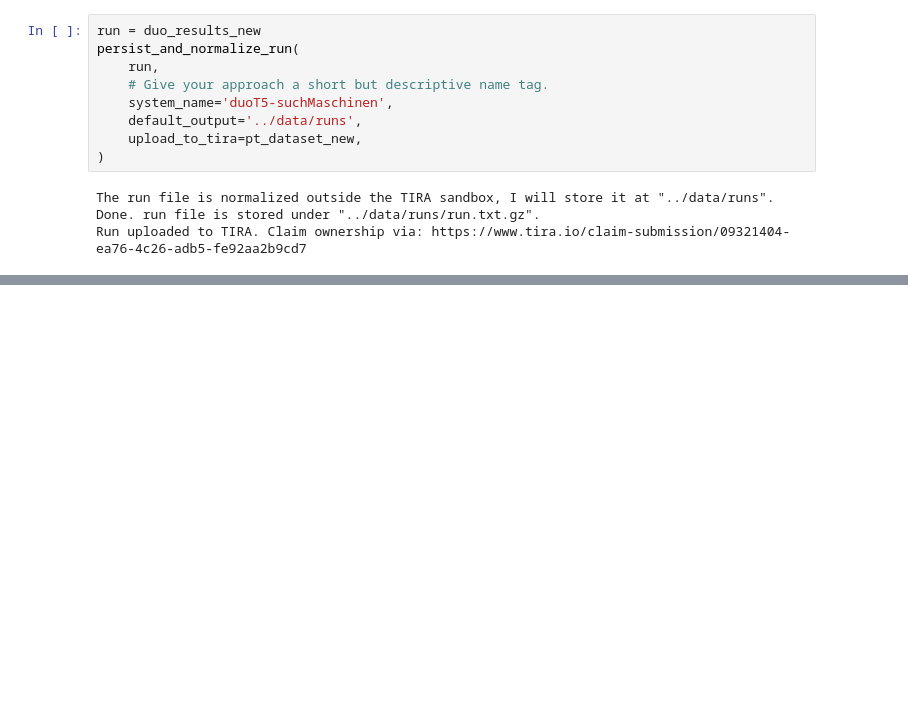
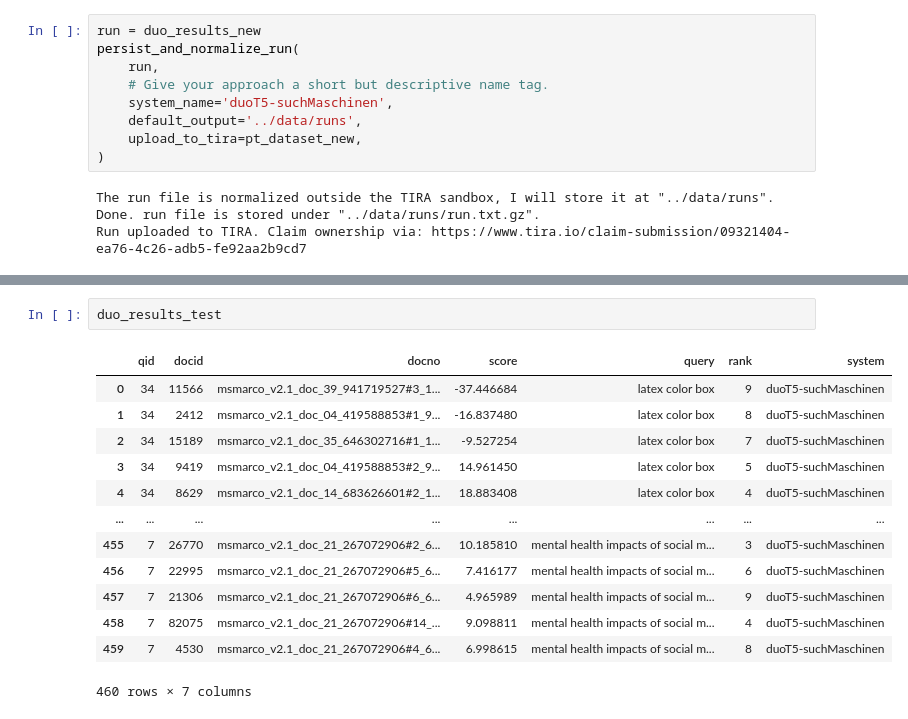
Before and after one commit to 01ill/ir_suchMaschinen, a Jupyter notebook: baseline-retrieval-system/baseline-retrieval-system.ipynb, the cells around one changed output, grey strips where cells are left out. Drawn from its saved outputs; the diff is of its cells as text; blank space fills up the shorter version.

```diff
--- a/baseline-retrieval-system/baseline-retrieval-system.ipynb
+++ b/baseline-retrieval-system/baseline-retrieval-system.ipynb
@@ -328,0 +355,16 @@ Run uploaded to TIRA. Claim ownership via: https://www.tira.io/claim-submission/
+# %%
+duo_results_test
+# %% [output]
+|  | qid | docid | docno | score | query | rank | system |
+| 0 | 34 | 11566 | msmarco_v2.1_doc_39_941719527#3_1... | -37.446684 | latex color box | 9 | duoT5-suchMaschinen |
+| 1 | 34 | 2412 | msmarco_v2.1_doc_04_419588853#1_9... | -16.837480 | latex color box | 8 | duoT5-suchMaschinen |
+| 2 | 34 | 15189 | msmarco_v2.1_doc_35_646302716#1_1... | -9.527254 | latex color box | 7 | duoT5-suchMaschinen |
+| 3 | 34 | 9419 | msmarco_v2.1_doc_04_419588853#2_9... | 14.961450 | latex color box | 5 | duoT5-suchMaschinen |
+| 4 | 34 | 8629 | msmarco_v2.1_doc_14_683626601#2_1... | 18.883408 | latex color box | 4 | duoT5-suchMaschinen |
+| ... | ... | ... | ... | ... | ... | ... | ... |
+| 455 | 7 | 26770 | msmarco_v2.1_doc_21_267072906#2_6... | 10.185810 | mental health impacts of social m... | 3 | duoT5-suchMaschinen |
+| 456 | 7 | 22995 | msmarco_v2.1_doc_21_267072906#5_6... | 7.416177 | mental health impacts of social m... | 6 | duoT5-suchMaschinen |
+| 457 | 7 | 21306 | msmarco_v2.1_doc_21_267072906#6_6... | 4.965989 | mental health impacts of social m... | 9 | duoT5-suchMaschinen |
+| 458 | 7 | 82075 | msmarco_v2.1_doc_21_267072906#14_... | 9.098811 | mental health impacts of social m... | 4 | duoT5-suchMaschinen |
+| 459 | 7 | 4530 | msmarco_v2.1_doc_21_267072906#4_6... | 6.998615 | mental health impacts of social m... | 8 | duoT5-suchMaschinen |
+460 rows × 7 columns
```
Also changed, not shown: parts of 10 cells of this notebook, 3 other files.
